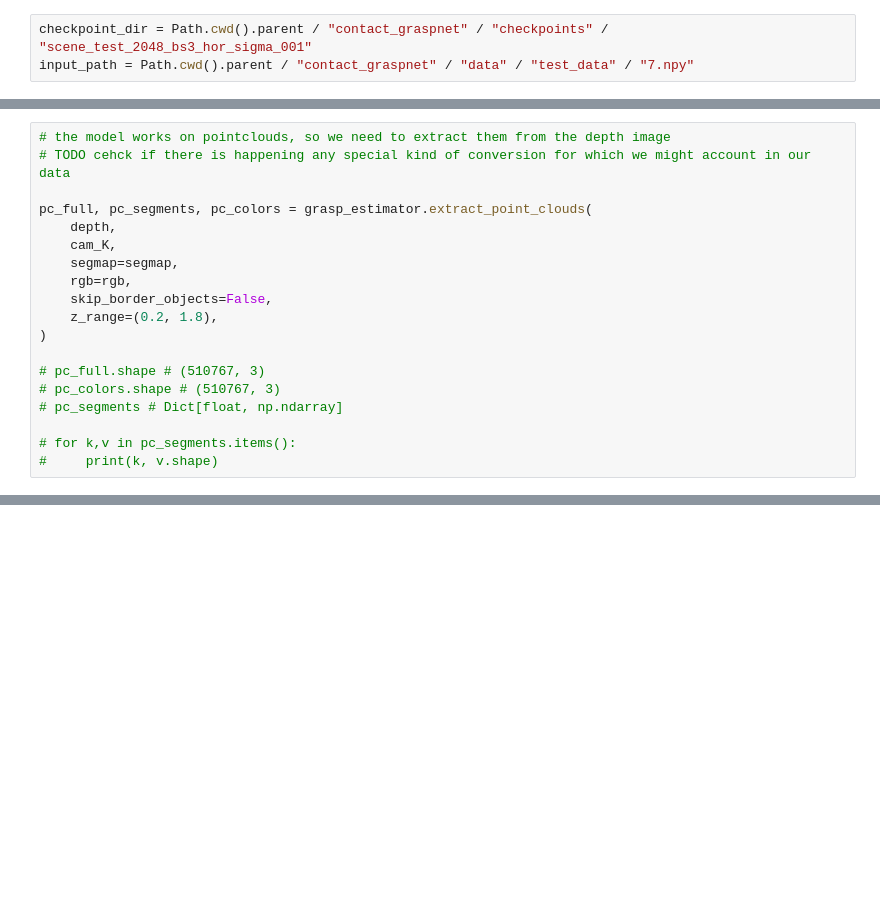
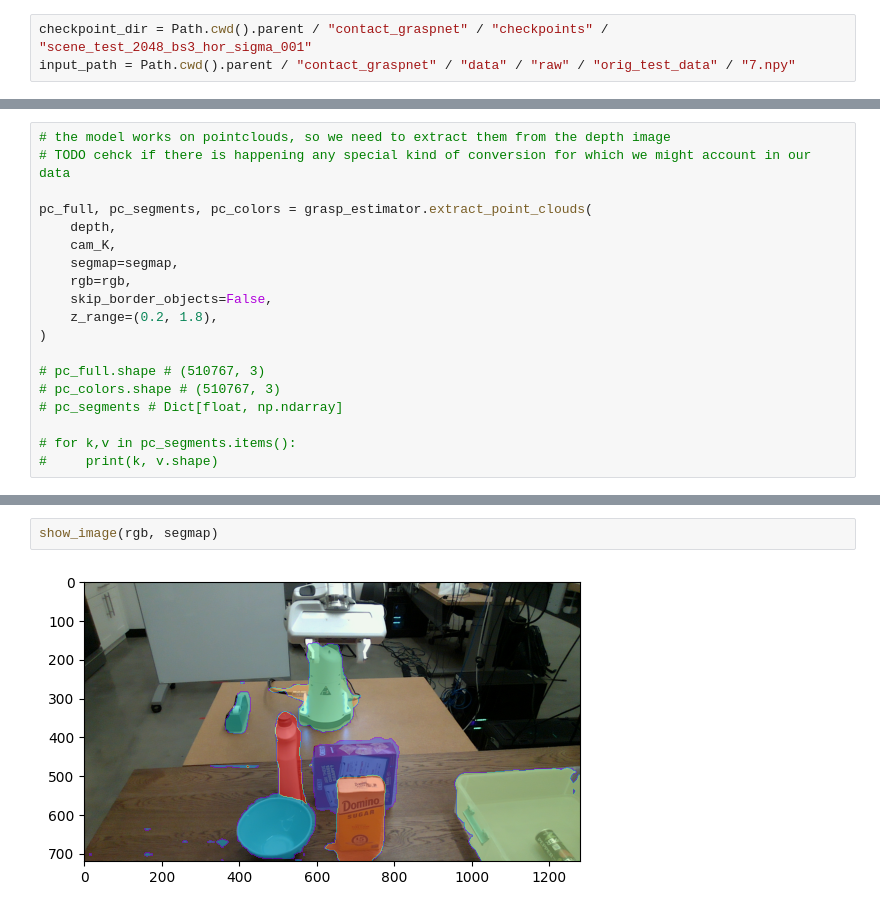
Before and after one commit to m0dd0/ContactGraspnetBenchmark, a Jupyter notebook: notebooks/01_orig_inference.ipynb, the cells around one changed output, grey strips where cells are left out. Saved outputs shown, nothing was run; the diff lists cells and outputs as text; blank space fills up the shorter version.

```diff
--- a/notebooks/01_orig_inference.ipynb
+++ b/notebooks/01_orig_inference.ipynb
@@ -27,6 +27,6 @@ tf.config.experimental.set_memory_growth(physical_devices[0], True)
 # %%
 checkpoint_dir = Path.cwd().parent / "contact_graspnet" / "checkpoints" / "scene_test_2048_bs3_hor_sigma_001"
-input_path = Path.cwd().parent / "contact_graspnet" / "data" / "test_data" / "7.npy"
+input_path = Path.cwd().parent / "contact_graspnet" / "data" / "raw" / "orig_test_data" / "7.npy"
 # %%
 # this basically loads the config.yaml file in the checkpoint directory
 # we overwrite the batch_size with 1
@@ -159,0 +165,4 @@ Visualizing...takes time
+# %%
+show_image(rgb, segmap)
+# %% [output]
+[figure, added]
```
Also changed, not shown: parts of 10 cells of this notebook, 1 other file.
